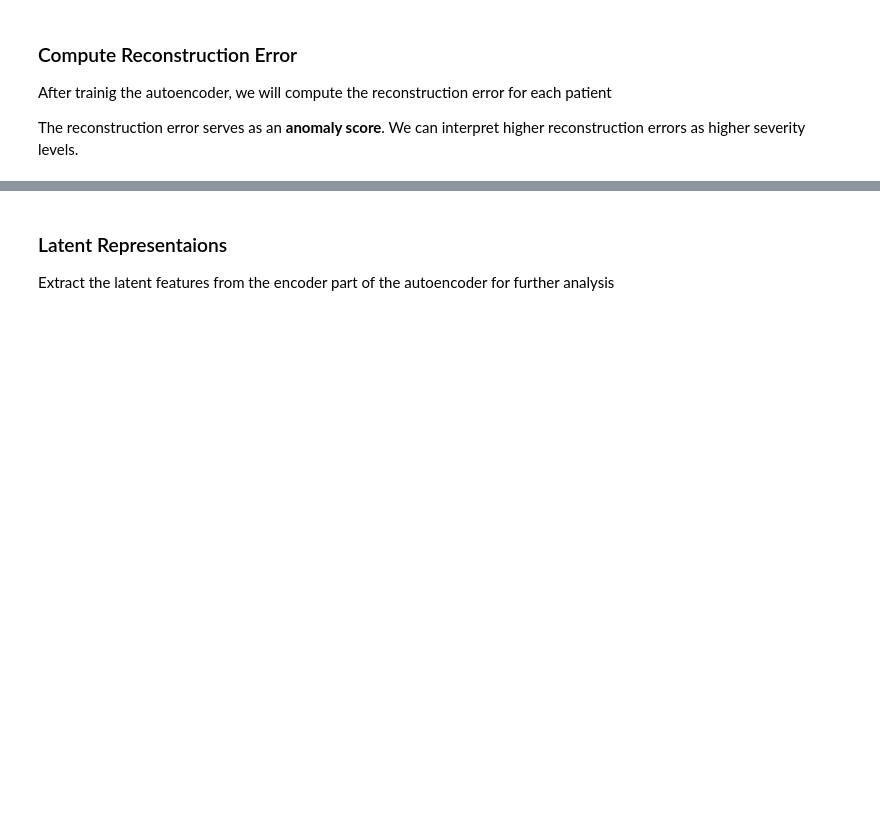
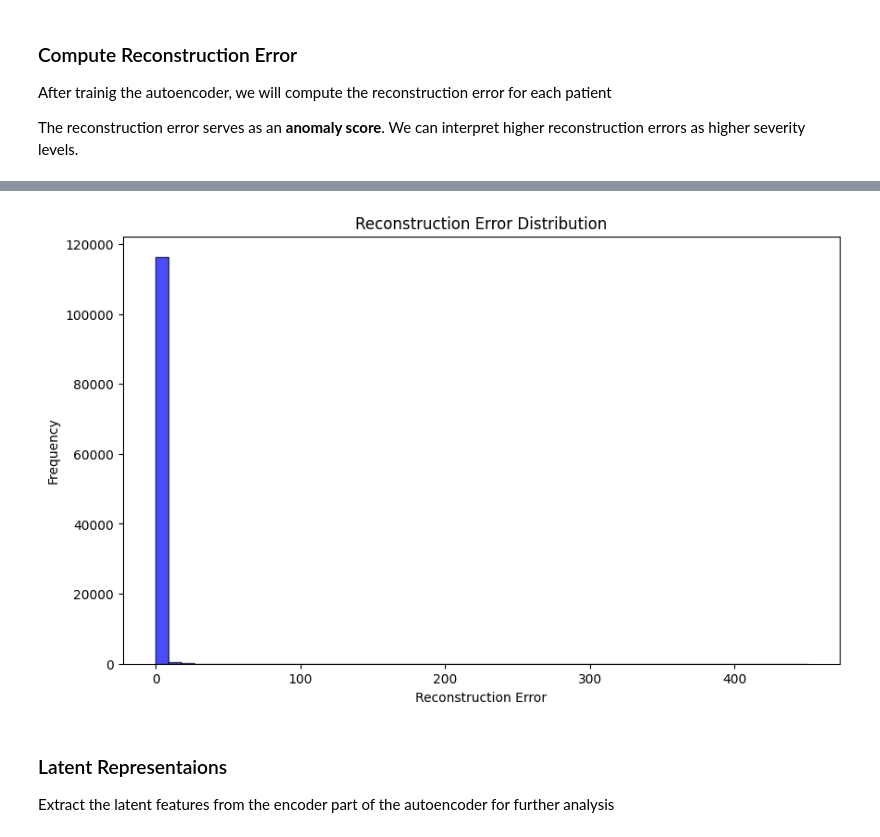
Before and after one commit to ImranBary/VITAI, a Jupyter notebook: main_model.ipynb, the cells around one changed output, grey strips where cells are left out. Saved outputs shown, nothing was run; the diff lists cells and outputs as text; code cells hidden in the pictures; blank space fills up the shorter version.

```diff
--- a/main_model.ipynb
+++ b/main_model.ipynb
@@ -72,15 +93,16 @@ autoencoder.save('autoencoder.h5')
 # %%
 # Compute reconstruction error for the entire dataset
 reconstructed = autoencoder.predict(X_scaled)
-reconstructed_error = np.mean(np.square(X_scaled - reconstructed,2), axis=1)
+reconstructed_error = np.mean(np.square(X_scaled - reconstructed), axis=1)
 
 #Add reconstruction error to the structured data
 structured_data['Reconstruction Error'] = reconstructed_error
 
 #Plot the reconstruction error distribution
 plt.figure(figsize=(10, 6))
-plt.hist(reconstructed_error,bins=50,color='blue',alpha=0.7,edgecolor='black')
+plt.hist(reconstructed_error, bins=50, color='blue', alpha=0.7, edgecolor='black')
 plt.title('Reconstruction Error Distribution')
 plt.xlabel('Reconstruction Error')
 plt.ylabel('Frequency')
 plt.show()
+# %% [output]
@@ -87,3 +110,4 @@ plt.show()
+[figure, added]
 # %% [markdown]
 <h3>Latent Representaions</h3>
 <p>Extract the latent features from the encoder part of the autoencoder for further analysis</p>
```
Also changed, not shown: parts of 7 cells of this notebook, 11 other files.
